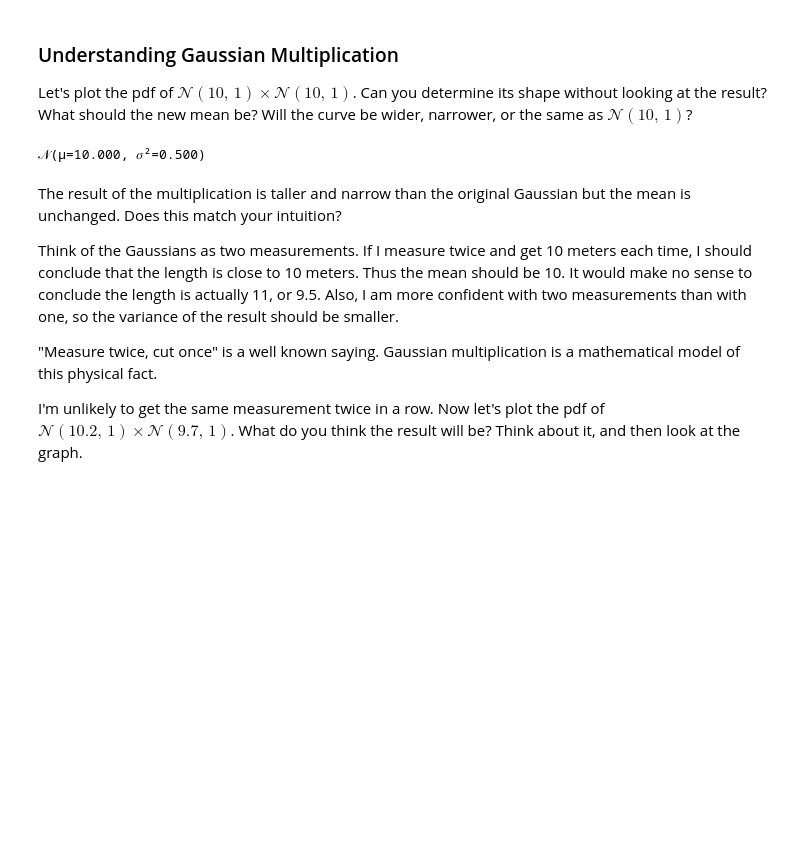
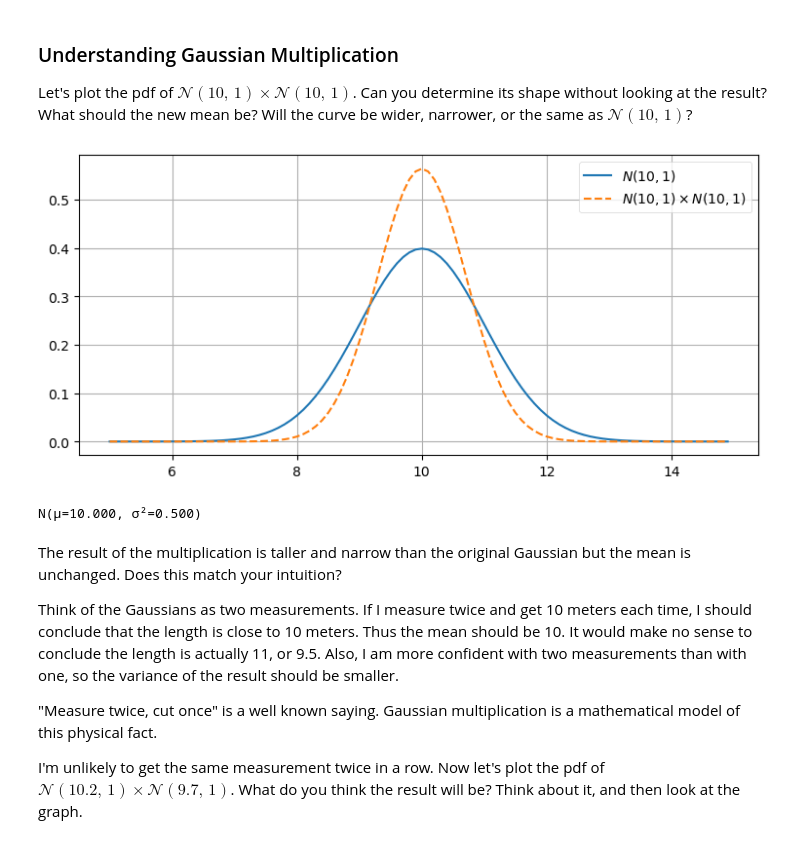
Before and after one commit to Poshehon/Kalman-and-Bayesian-Filters-in-Python, a Jupyter notebook: 04-One-Dimensional-Kalman-Filters.ipynb, the cells around one changed output. Cells and saved outputs as stored; diff of their text form; code cells hidden in the pictures; blank space fills up the shorter version.

```diff
--- a/04-One-Dimensional-Kalman-Filters.ipynb
+++ b/04-One-Dimensional-Kalman-Filters.ipynb
@@ -255,20 +265,19 @@ We have the majority of our filter implemented, but I fear this step is still a
 
 Let's plot the pdf of $\mathcal{N}(10,\, 1) \times \mathcal{N}(10,\, 1)$. Can you determine its shape without looking at the result? What should the new mean be? Will the curve be wider, narrower, or the same as $\mathcal{N}(10,\, 1)$?
 # %%
-z = gaussian(10., 1.)  # Gaussian N(10, 1)
-
+z = Gaussian(10., 1.) # Gaussian N(10, 1)
 product = gaussian_multiply(z, z)
-
 xs = np.arange(5, 15, 0.1)
 ys = [stats.gaussian(x, z.mean, z.var) for x in xs]
-plt.plot(xs, ys, label='$\mathcal{N}(10,1)$')
-
+plt.plot(xs, ys, label='$N(10,1)$')
 ys = [stats.gaussian(x, product.mean, product.var) for x in xs]
-plt.plot(xs, ys, label='$\mathcal{N}(10,1) \\times \mathcal{N}(10,1)$', ls='--')
+plt.plot(xs, ys, label='$N(10,1) \\times N(10,1)$', ls='--')
 plt.legend()
+plt.show()
 print(product)
 # %% [output]
+[figure, added]
-𝒩(μ=10.000, 𝜎²=0.500)
+N(μ=10.000, σ²=0.500)
 # %% [markdown]
 The result of the multiplication is taller and narrow than the original Gaussian but the mean is unchanged. Does this match your intuition?
 
```
Also changed, not shown: parts of 32 cells of this notebook, 23 other files.
